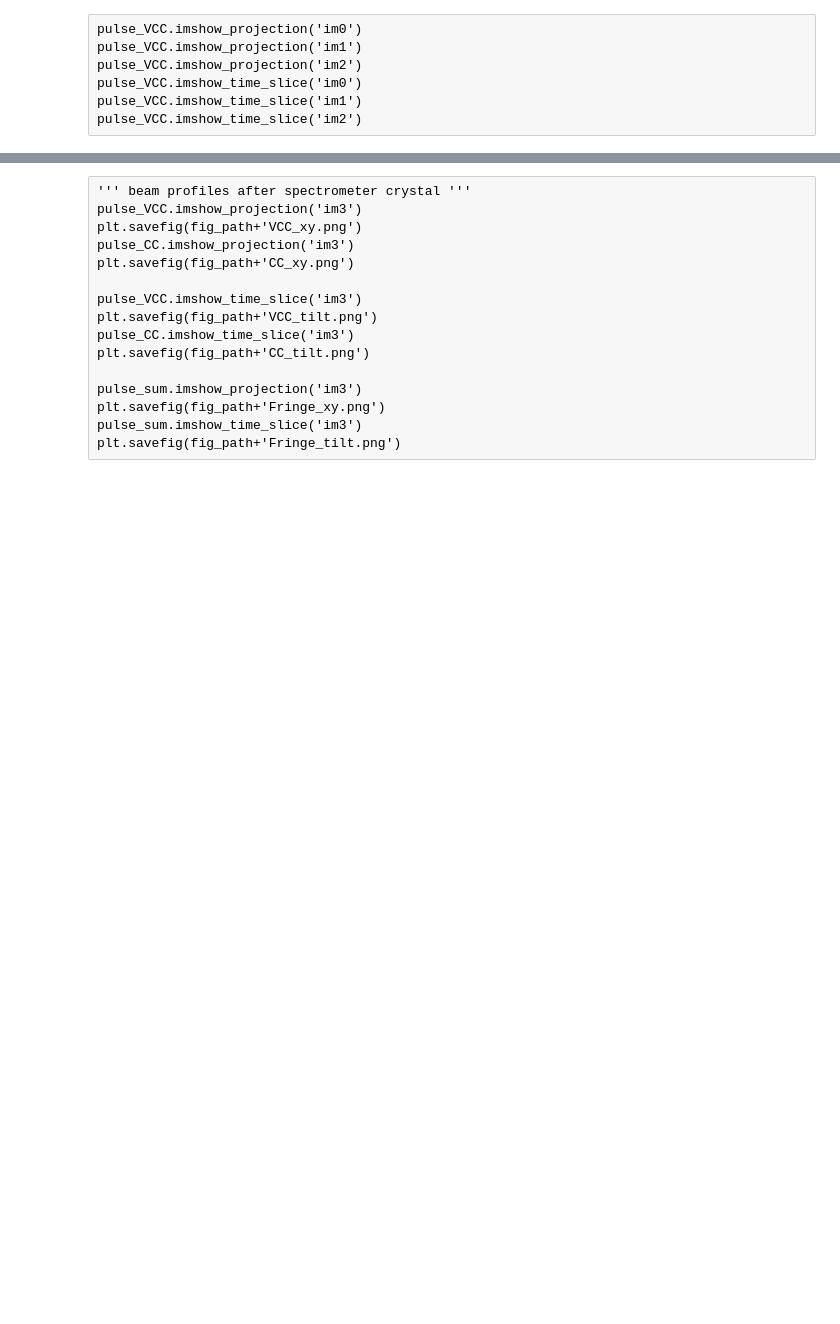
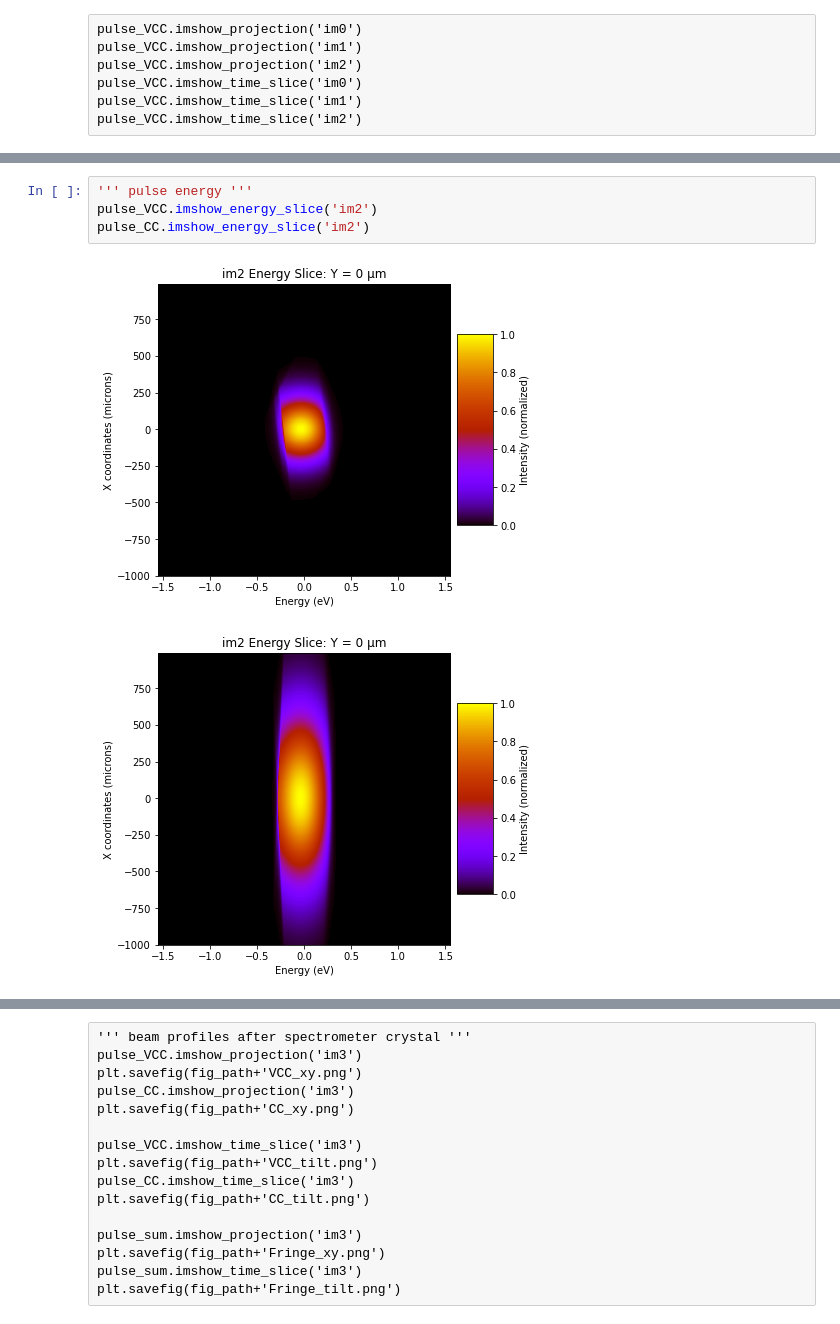
Before and after one commit to nanw0321/Fringe_crossing_interference_pattern, a Jupyter notebook: Ver_LCLS-spectrometer.ipynb, the cells around one changed output, grey strips where cells are left out. Cells and saved outputs as stored; diff of their text form; blank space fills up the shorter version.

```diff
--- a/Ver_LCLS-spectrometer.ipynb
+++ b/Ver_LCLS-spectrometer.ipynb
@@ -270,0 +273,7 @@ np.round(tfin-tstart,2)
+# %%
+''' pulse energy '''
+pulse_VCC.imshow_energy_slice('im2')
+pulse_CC.imshow_energy_slice('im2')
+# %% [output]
+[figure, added]
+[figure, added]
```
Also changed, not shown: parts of 8 cells of this notebook, 42 other files.
